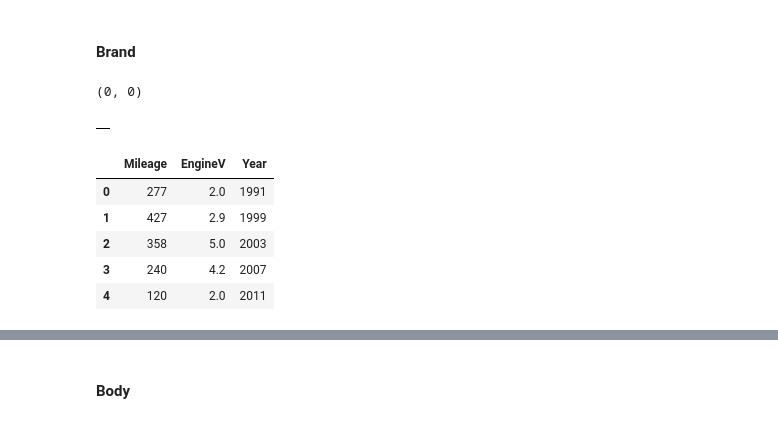
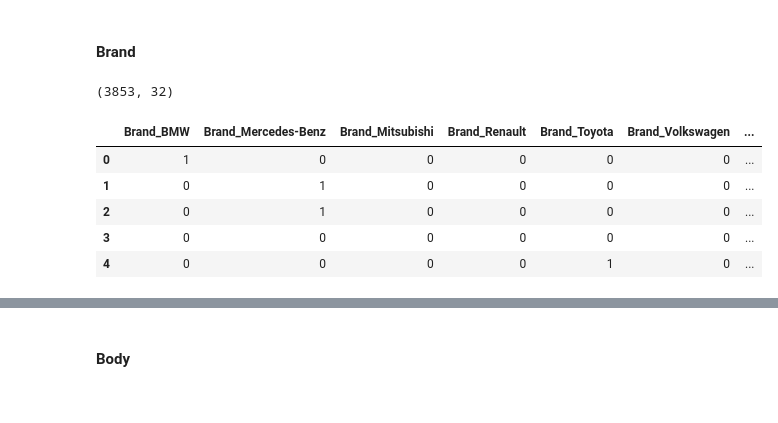
Before and after one commit to ntmai03/02-Regression, a Jupyter notebook: CarSale/02-CarSale-LinearRegression.ipynb, the cells around one changed output, grey strips where cells are left out. Cells and saved outputs as stored; diff of their text form; code cells hidden in the pictures.

```diff
--- a/CarSale/02-CarSale-LinearRegression.ipynb
+++ b/CarSale/02-CarSale-LinearRegression.ipynb
@@ -560,0 +565,3 @@ KeyError: 'log_Price'
+# %%
+df['transformed_Year'] = df.Year**(1/2)
+analyse_continuous(df,'transformed_Year',target)
@@ -736,0 +949,4 @@ array(['Outlander', 'Colt', 'PajeroWagon', 'Galant', 'Lancer', 'LancerX',
+# %%
+# now we use the function for the variable 'Neighborhood'
+temp_df = calculate_mean_target_per_category(df, 'Model_categorical')
+temp_df
@@ -736,0 +995,30 @@ array(['Outlander', 'Colt', 'PajeroWagon', 'Galant', 'Lancer', 'LancerX',
+# %%
+# I will replace all the labels that appear in less than 5%
+# of the houses by the label 'rare'
+
+
+def group_rare_labels(df, var):
+
+    total_houses = len(df)
+
+    # first I calculate the % of houses for each category
+    temp_df = pd.Series(df[var].value_counts() / total_houses)
+
+    # now I create a dictionary to replace the rare labels with the
+    # string 'rare' if they are present in less than 5% of houses
+
+    grouping_dict = {
+        k: ('rare' if k not in temp_df[temp_df >= 0.01].index else k)
+        for k in temp_df.index
+    }
+
+    # now I replace the rare categories
+    tmp = df[var].map(grouping_dict)
+
+    return tmp
+# %%
+# group rare labels in Neighborhood
+
+df['Model_categorical_grouped'] = group_rare_labels(df, 'Model_categorical')
+
+df[['Model_categorical', 'Model_categorical_grouped']].head(10)
@@ -739,23 +1084,18 @@ array(['Outlander', 'Colt', 'PajeroWagon', 'Galant', 'Lancer', 'LancerX',
 # %% [markdown]
 #### Brand
 # %%
-dummy_df = pd.get_dummies(df.Brand, drop_first=True)
-# cat_df = dummy_df.copy()
-cat_df = pd.DataFrame()
+dummy_df = pd.get_dummies(df[['Brand','Model_categorical_grouped']], drop_first=True)
+cat_df = dummy_df.copy()
 print(cat_df.shape)
 cat_df.head()
 # %% [output]
-(0, 0)
+(3853, 32)
-|  |
+|  | Brand_BMW | Brand_Mercedes-Benz | Brand_Mitsubishi | Brand_Renault | Brand_Toyota | Brand_Volkswagen | ... |
+| 0 | 1 | 0 | 0 | 0 | 0 | 0 | ... |
+| 1 | 0 | 1 | 0 | 0 | 0 | 0 | ... |
+| 2 | 0 | 1 | 0 | 0 | 0 | 0 | ... |
+| 3 | 0 | 0 | 0 | 0 | 0 | 0 | ... |
+| 4 | 0 | 0 | 0 | 0 | 1 | 0 | ... |
-# %%
-num_df.head()
-# %% [output]
-|  | Mileage | EngineV | Year |
-| 0 | 277 | 2.0 | 1991 |
-| 1 | 427 | 2.9 | 1999 |
-| 2 | 358 | 5.0 | 2003 |
-| 3 | 240 | 4.2 | 2007 |
-| 4 | 120 | 2.0 | 2011 |
 # %%
 Predictive_Model(num_df, cat_df, target)
 # %% [output]
```
Also changed, not shown: parts of 77 cells of this notebook.
